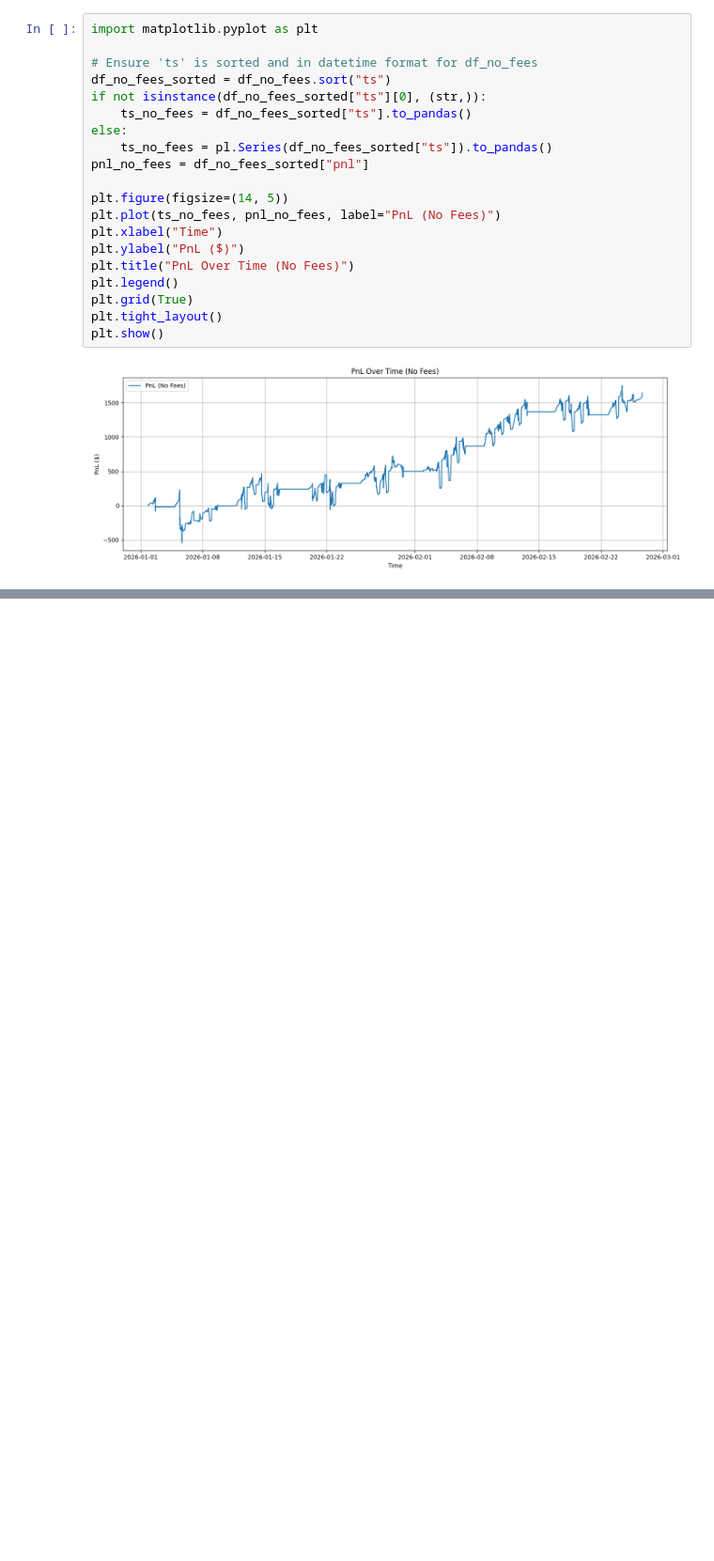
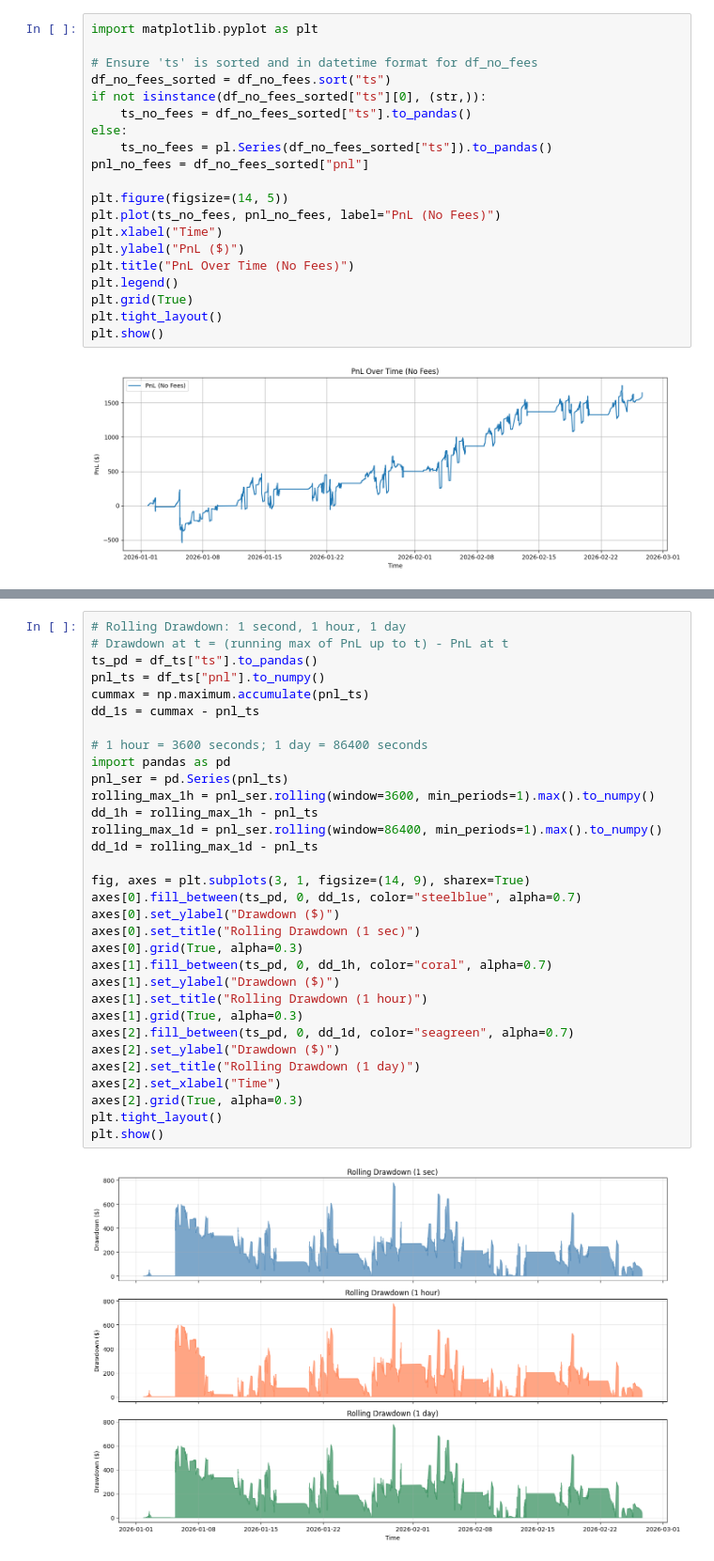
Before and after one commit to chris-mulligan-50/FINM-33150-Quantitative-Trading-Strategies-Final-Project-Kalshi-Market-Making-, a Jupyter notebook: submission.ipynb, the cells around one changed output, grey strips where cells are left out. Shown at 94% size. Cells and saved outputs as stored; diff of their text form; blank space fills up the shorter version.

```diff
--- a/submission.ipynb
+++ b/submission.ipynb
@@ -780,0 +814,34 @@ plt.show()
+# %%
+# Rolling Drawdown: 1 second, 1 hour, 1 day
+# Drawdown at t = (running max of PnL up to t) - PnL at t
+ts_pd = df_ts["ts"].to_pandas()
+pnl_ts = df_ts["pnl"].to_numpy()
+cummax = np.maximum.accumulate(pnl_ts)
+dd_1s = cummax - pnl_ts
+
+# 1 hour = 3600 seconds; 1 day = 86400 seconds
+import pandas as pd
+pnl_ser = pd.Series(pnl_ts)
+rolling_max_1h = pnl_ser.rolling(window=3600, min_periods=1).max().to_numpy()
+dd_1h = rolling_max_1h - pnl_ts
+rolling_max_1d = pnl_ser.rolling(window=86400, min_periods=1).max().to_numpy()
+dd_1d = rolling_max_1d - pnl_ts
+
+fig, axes = plt.subplots(3, 1, figsize=(14, 9), sharex=True)
+axes[0].fill_between(ts_pd, 0, dd_1s, color="steelblue", alpha=0.7)
+axes[0].set_ylabel("Drawdown ($)")
+axes[0].set_title("Rolling Drawdown (1 sec)")
+axes[0].grid(True, alpha=0.3)
+axes[1].fill_between(ts_pd, 0, dd_1h, color="coral", alpha=0.7)
+axes[1].set_ylabel("Drawdown ($)")
+axes[1].set_title("Rolling Drawdown (1 hour)")
+axes[1].grid(True, alpha=0.3)
+axes[2].fill_between(ts_pd, 0, dd_1d, color="seagreen", alpha=0.7)
+axes[2].set_ylabel("Drawdown ($)")
+axes[2].set_title("Rolling Drawdown (1 day)")
+axes[2].set_xlabel("Time")
+axes[2].grid(True, alpha=0.3)
+plt.tight_layout()
+plt.show()
+# %% [output]
+[figure, added]
```
Also changed, not shown: parts of 15 cells of this notebook.
